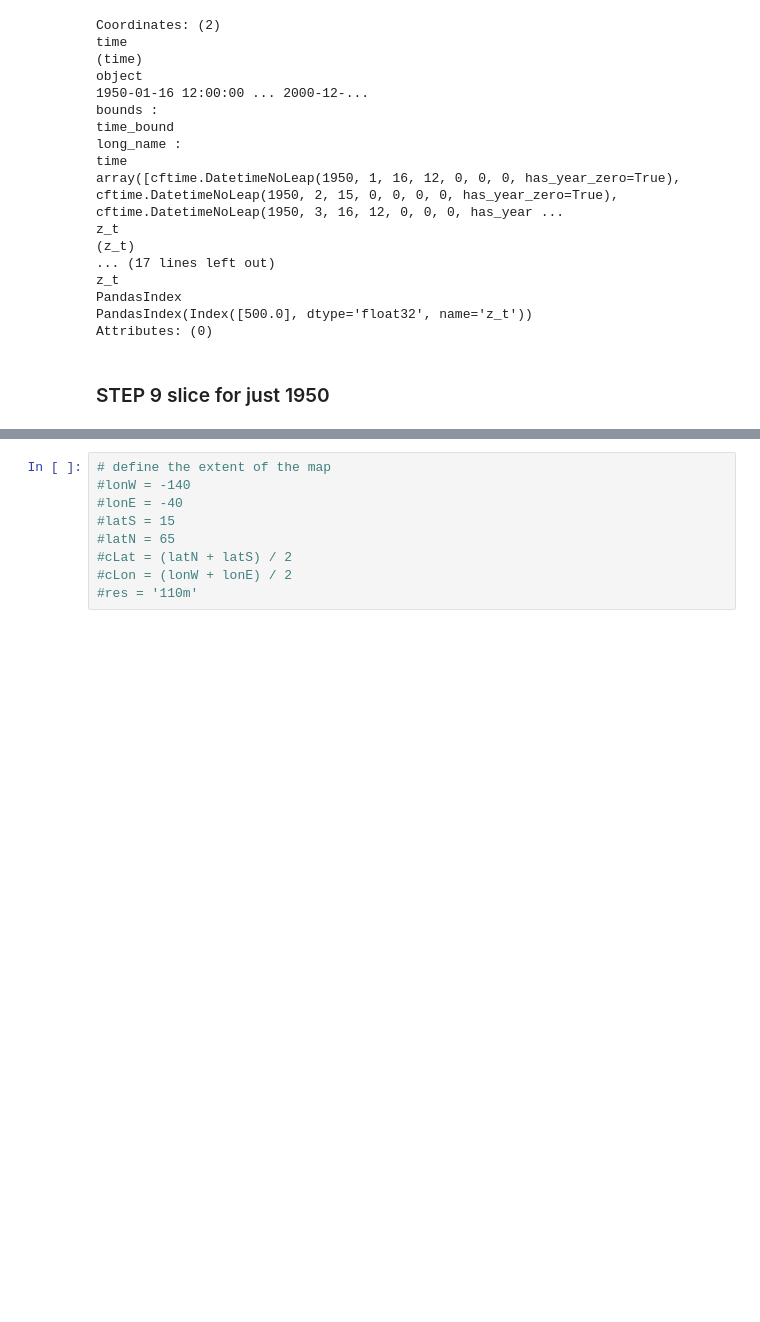
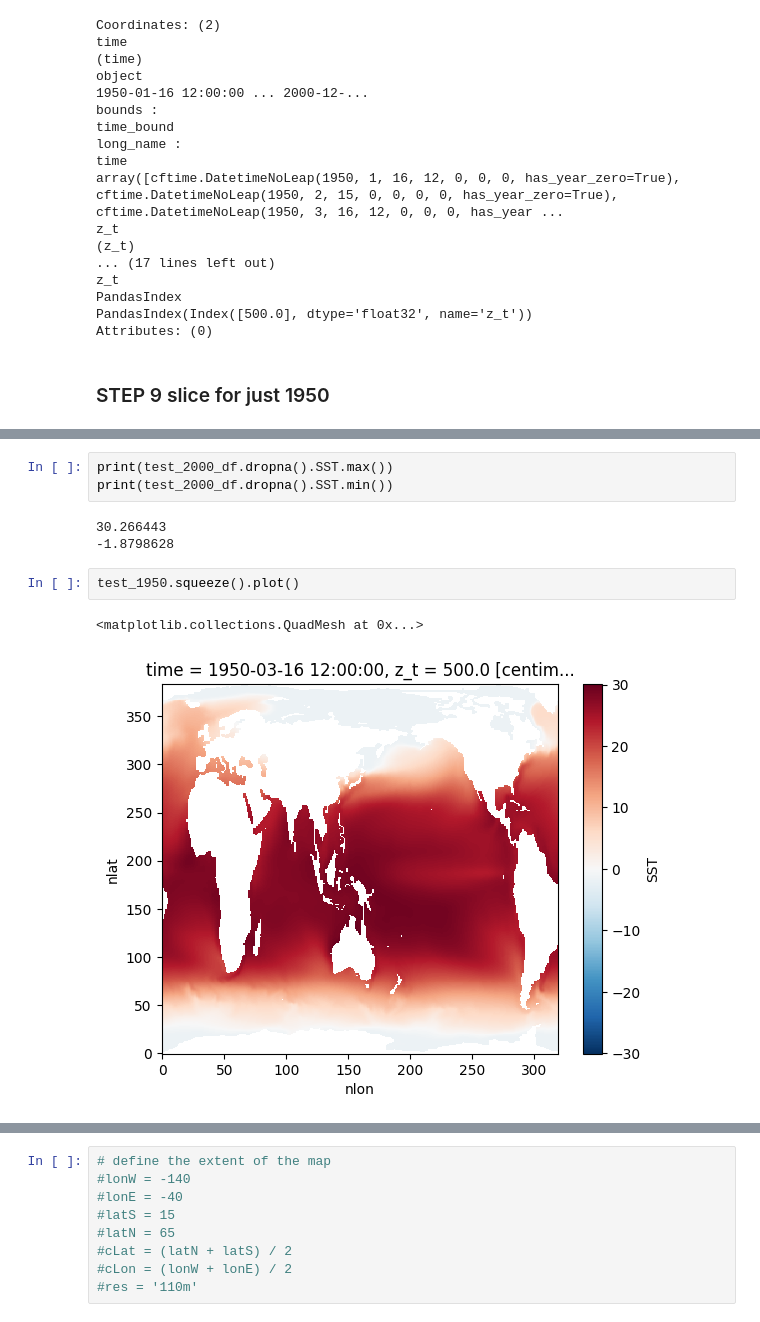
Before and after one commit to olleholt/toolkit, a Jupyter notebook: patty_test.ipynb, the cells around one changed output, grey strips where cells are left out. Drawn from its saved outputs; the diff is of its cells as text; blank space fills up the shorter version.

```diff
--- a/patty_test.ipynb
+++ b/patty_test.ipynb
@@ -281,0 +269,11 @@ Attributes: (0)
+# %%
+print(test_2000_df.dropna().SST.max())
+print(test_2000_df.dropna().SST.min())
+# %% [output]
+30.266443
+-1.8798628
+# %%
+test_1950.squeeze().plot()
+# %% [output]
+<matplotlib.collections.QuadMesh at 0x...>
+[figure, added]
```
Also changed, not shown: parts of 10 cells of this notebook, 3 other files.
